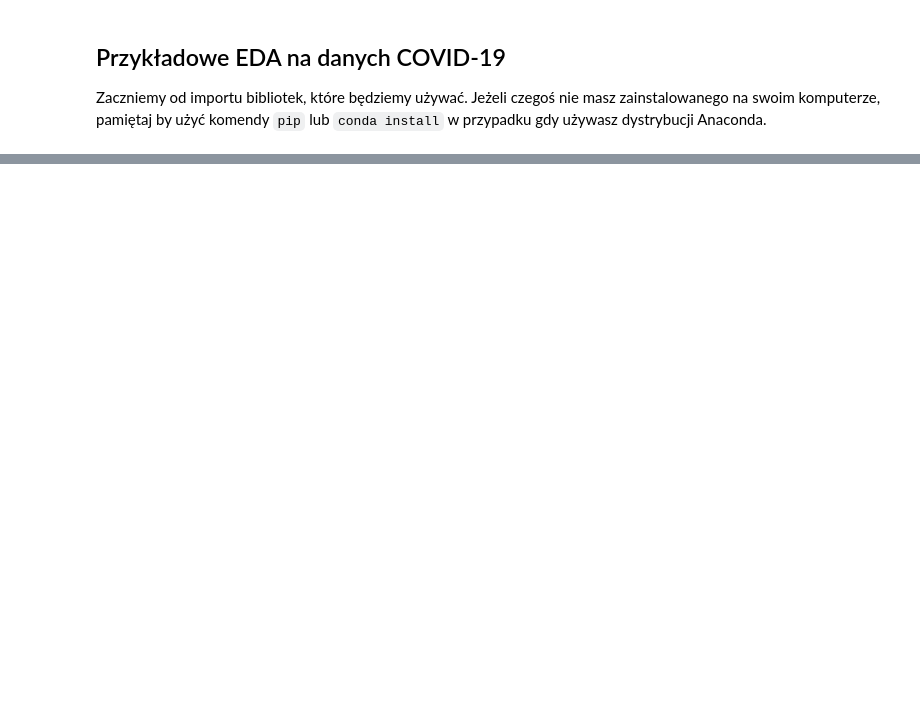
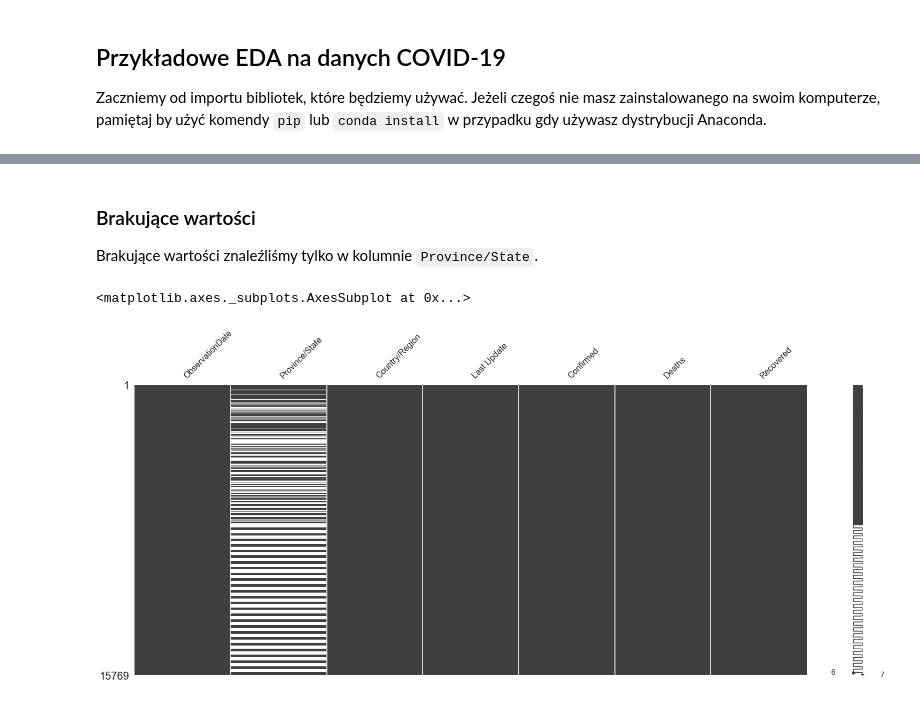
Before and after one commit to Orajt93/metody-inzynierii-wiedzy, a Jupyter notebook: 03 Exploratory Data Analysis/EDA.ipynb, the cells around one changed output, grey strips where cells are left out. Cells and saved outputs as stored; diff of their text form; code cells hidden in the pictures; blank space fills up the shorter version.

```diff
--- a/03 Exploratory Data Analysis/EDA.ipynb
+++ b/03 Exploratory Data Analysis/EDA.ipynb
@@ -42,0 +59,22 @@ import pandas as pd
+# %%
+# Działania na danych
+import pandas as pd
+import numpy as np
+import scipy.stats as st
+import missingno as msno
+
+# Wizualizacja
+import matplotlib.pyplot as plt
+import seaborn as sns
+
+# Setup
+%matplotlib inline
+sns.set()
+# %%
+# Załadujemy dane odnośnie Covid-19
+# Link do źródła: https://www.kaggle.com/sudalairajkumar/novel-corona-virus-2019-dataset/data
+covid_data = pd.read_csv(
+    'covid_19_data.csv',
+    index_col='SNo',
+    parse_dates=['ObservationDate', 'Last Update']
+)
@@ -42,0 +160,10 @@ import pandas as pd
+# %% [markdown]
+### Brakujące wartości
+
+Brakujące wartości znaleźliśmy tylko w kolumnie `Province/State`.
+# %%
+# Wyświetl jako matrix
+msno.matrix(covid_data)
+# %% [output]
+<matplotlib.axes._subplots.AxesSubplot at 0x...>
+[figure, added]
```
Also changed, not shown: parts of 24 cells of this notebook, 1 other file.
